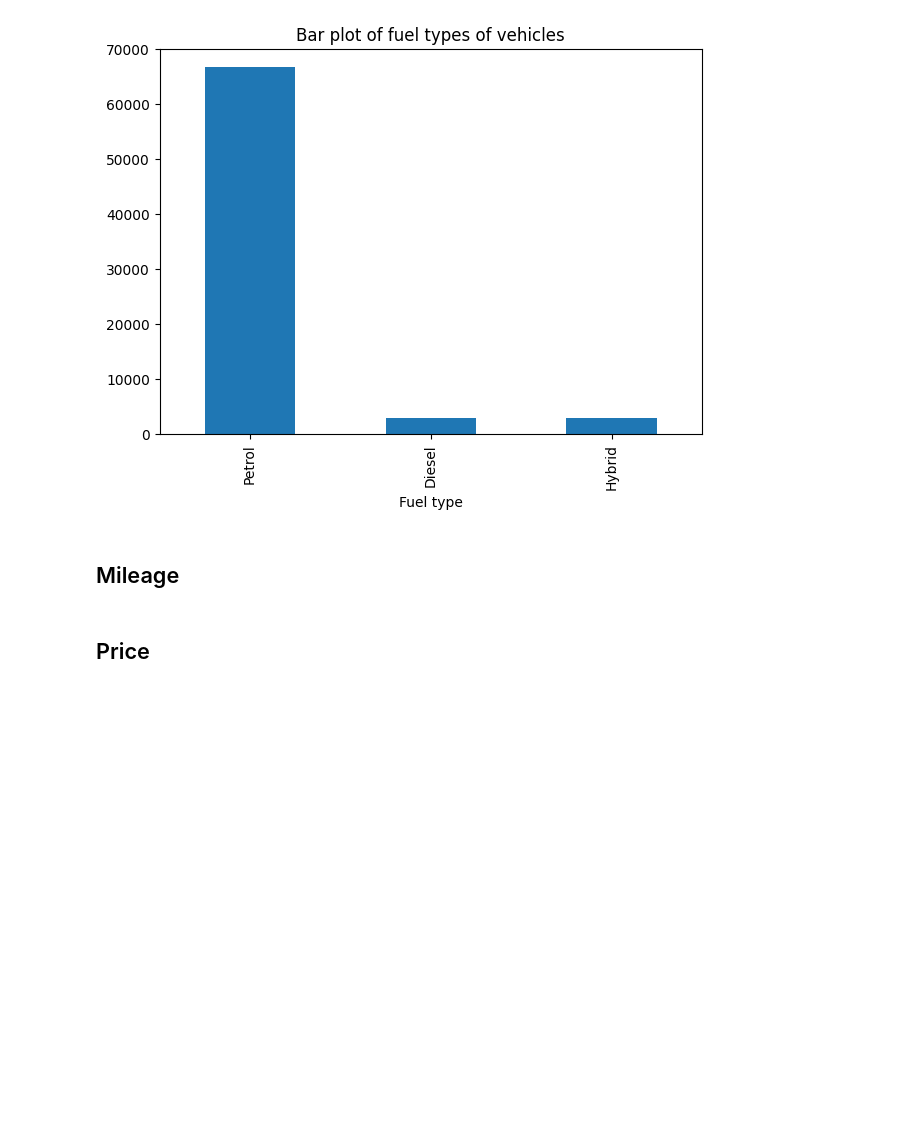
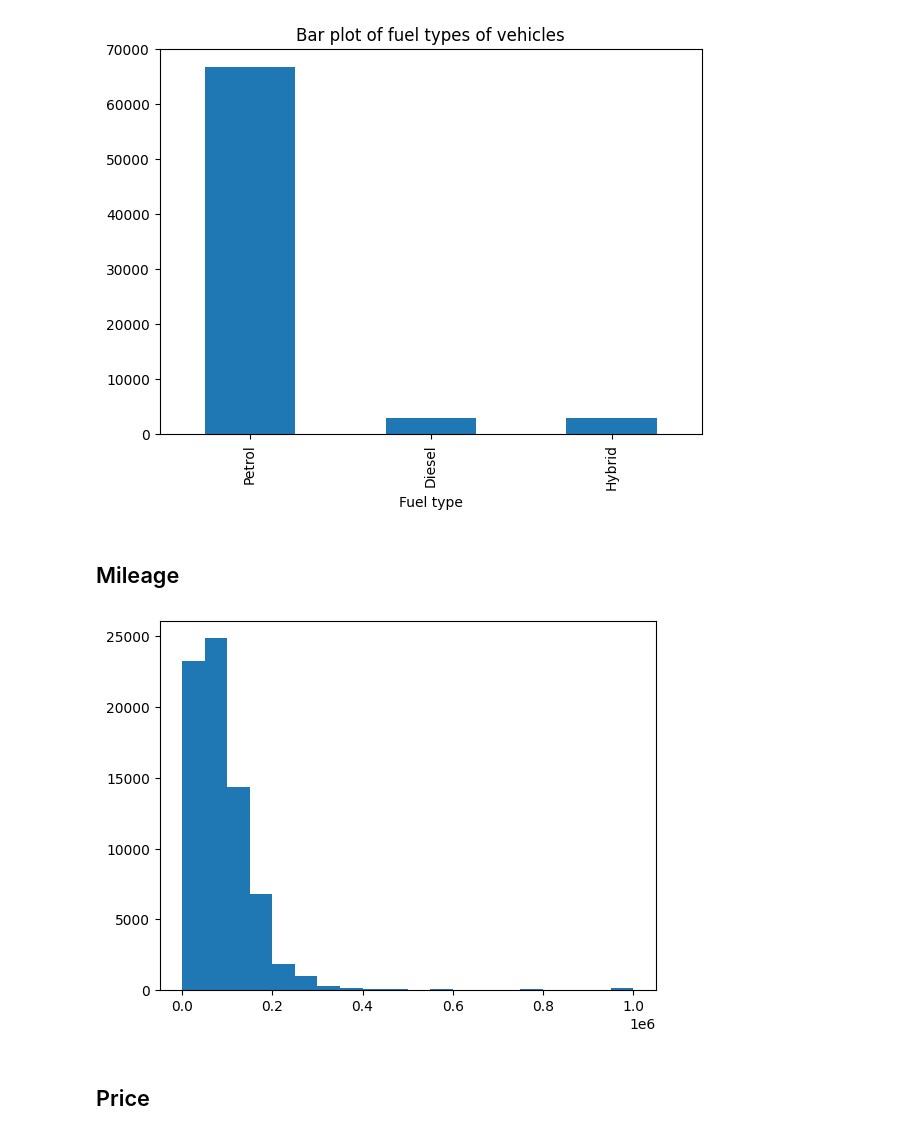
Before and after one commit to RadimCech/LSM1_projekt, a Jupyter notebook: script.ipynb, the cells around one changed output. Saved outputs shown, nothing was run; the diff lists cells and outputs as text; code cells hidden in the pictures; blank space fills up the shorter version.

```diff
--- a/script.ipynb
+++ b/script.ipynb
@@ -211,5 +211,10 @@ plt.show()
 [figure]
 # %% [markdown]
 ## Mileage
+# %%
+plt.hist(df['mileage'], bins = 20)
+plt.show()
+# %% [output]
+[figure, added]
 # %% [markdown]
 ## Price
```
Also changed, not shown: parts of 7 cells of this notebook.
